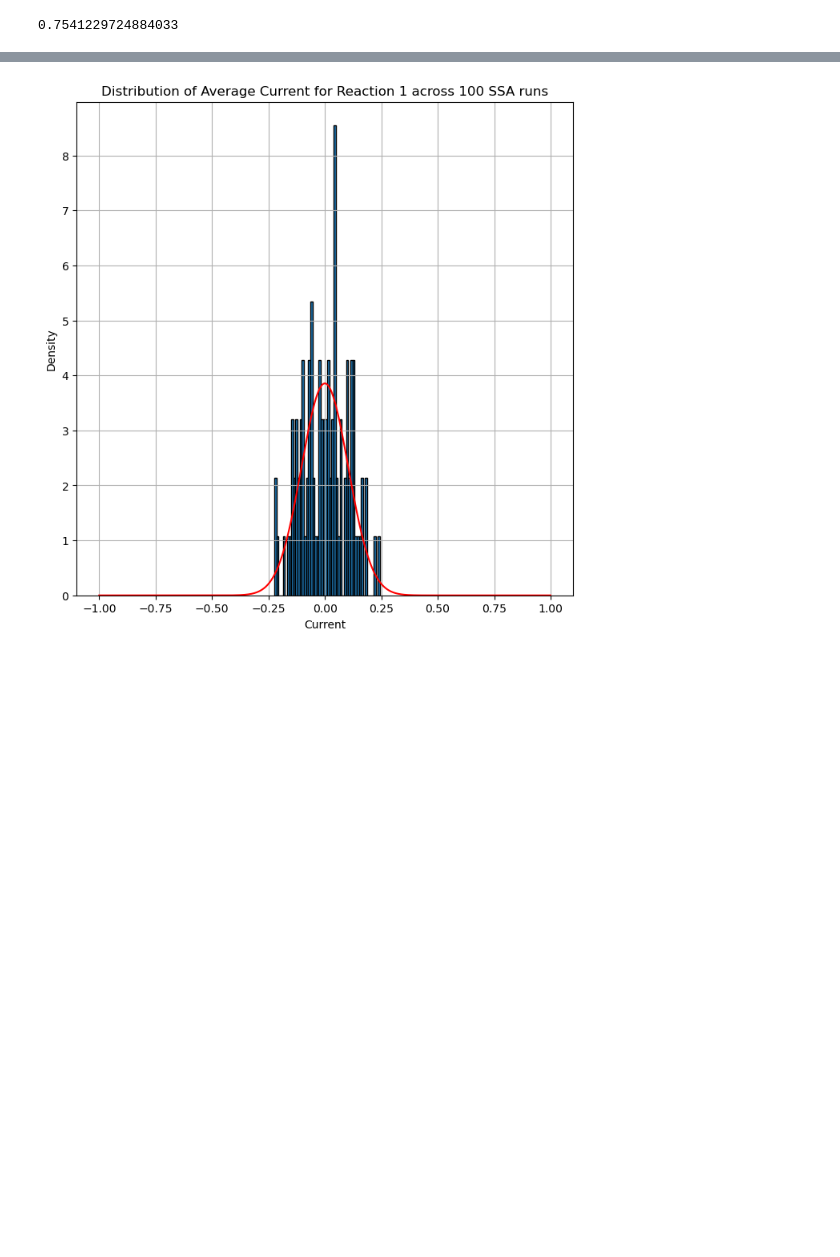
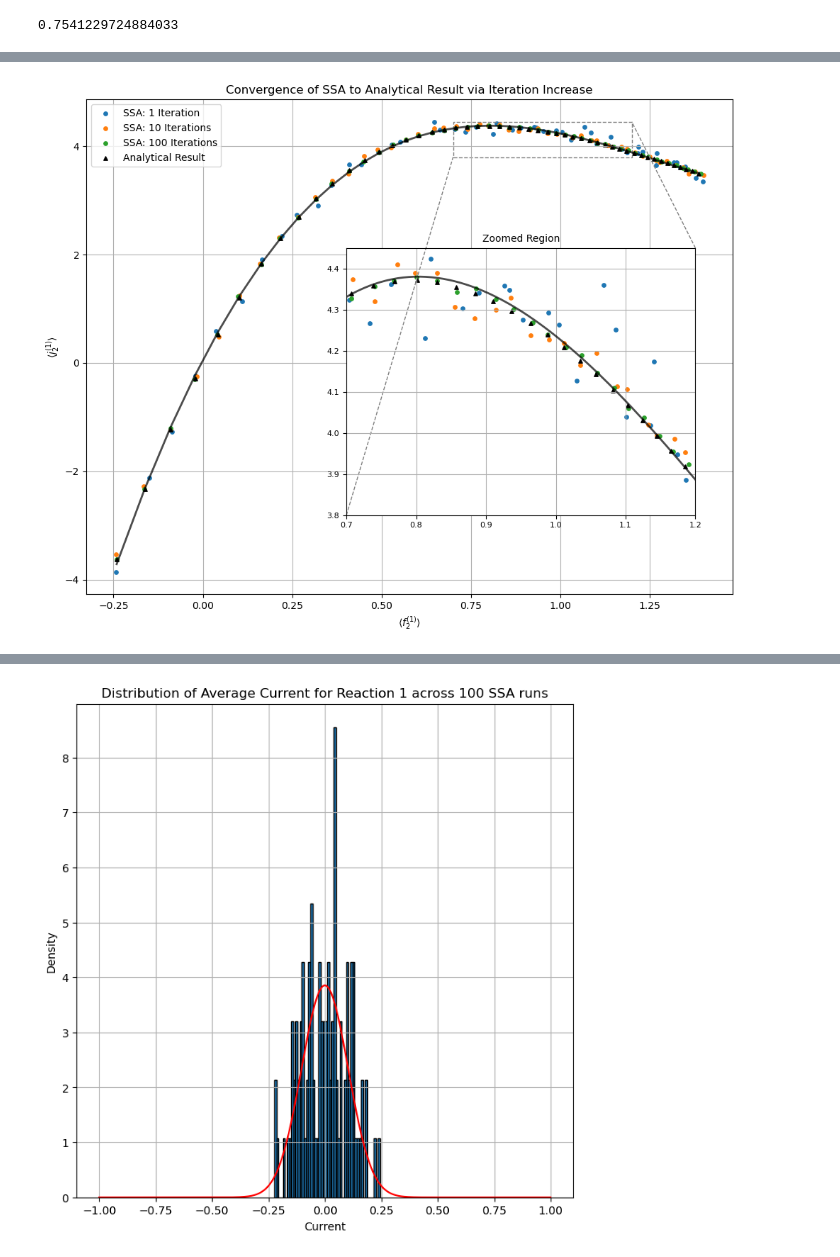
Before and after one commit to FTurci/conductance-chem-net, a Jupyter notebook: students/Will/Gillespie_simulations/numba_infused.ipynb, the cells around one changed output, grey strips where cells are left out. Drawn from its saved outputs; the diff is of its cells as text; code cells hidden in the pictures; blank space fills up the shorter version.

```diff
--- a/students/Will/Gillespie_simulations/numba_infused.ipynb
+++ b/students/Will/Gillespie_simulations/numba_infused.ipynb
@@ -1188,0 +1205,16 @@ plt.show()
+# %%
+ten_it_I = [sub[1] for sub in I_axis_means]
+ten_it_F = [sub[1] for sub in F_axis_means]
+ten_it_time = tf-t_s
+ten_it_I_var = [sub[1] for sub in current_variances]
+ten_it_F_var = [sub[1] for sub in force_variances]
+
+# FILLED
+# %%
+hun_it_I = [sub[1] for sub in I_axis_means]
+hun_it_F = [sub[1] for sub in F_axis_means]
+hun_it_time = tf-t_s
+hun_it_I_var = [sub[1] for sub in current_variances]
+hun_it_F_var = [sub[1] for sub in force_variances]
+
+# FILLED
@@ -1189,3 +1223,82 @@ plt.show()
+# %%
+# plt.scatter(one_it_F, one_it_I, label = 'SSA: 1 Iteration', s =10)
+# plt.scatter(ten_it_F, ten_it_I, label = 'SSA: 10 Iterations', s =10)
+# plt.scatter(hun_it_F, hun_it_I, label = 'SSA: 100 Iterations', s =10)
+# plt.scatter(analytical_force2, analytical_current2, label = 'Analytical Result', s =10)
+# plt.legend()
+# plt.title("Convergence of SSA to Analytical Result via Iteration Increase")
+# plt.xlabel(r'$<f_2^{(1)}>$')
+# plt.ylabel(r'$<j_2^{(1)}>$')
+# plt.xlim(0.5,1.3)
+# plt.ylim(3,5)
+# plt.show()
+
+
+from mpl_toolkits.axes_grid1.inset_locator import inset_axes, mark_inset
+
+# Create the main plot
+fig, ax = plt.subplots(figsize=(10, 8))
+
+# Your original scatter plots on the main axes
+ax.scatter(one_it_F, one_it_I, label='SSA: 1 Iteration', s=15)
+ax.scatter(ten_it_F, ten_it_I, label='SSA: 10 Iterations', s=15)
+ax.scatter(hun_it_F, hun_it_I, label='SSA: 100 Iterations', s=15)
+ax.scatter(analytical_force2, analytical_current2, label='Analytical Result', s=15, color ='black', marker = '^')
+ax.legend()
+ax.set_title("Convergence of SSA to Analytical Result via Iteration Increase")
+ax.set_xlabel(r'$\langle f_2^{(1)} \rangle$')
+ax.set_ylabel(r'$\langle j_2^{(1)} \rangle$')
+ax.grid(True)
+
+# Add a fitted line for the analytical data
+# Sort the data for proper line plotting
+sort_idx = np.argsort(analytical_force2)
+force_sorted = np.array(analytical_force2)[sort_idx]
+current_sorted = np.array(analytical_current2)[sort_idx]
+
+# Fit a polynomial (adjust degree as needed)
+# For example, degree 2 for quadratic fit
+coeffs = np.polyfit(force_sorted, current_sorted, 3)  # Change degree as needed
+fitted_curve = np.polyval(coeffs, force_sorted)
+
+# Plot the fitted line
+ax.plot(force_sorted, fitted_curve, color = 'black',label='Analytical Fit', linewidth=2, alpha=0.7)
+
+# Create an inset axes in the bottom right corner
+# Parameters: parent_axes, width, height, loc (lower right)
+axins = inset_axes(ax, width="90%", height="90%", loc='lower right', bbox_to_anchor=(0.35, 0.15, 0.6, 0.6),  # (x, y, width, height)
+                   bbox_transform=ax.transAxes)  # Moved up from 0.25 to 0.35)
+
+# Plot the zoomed-in region on the inset axes
+axins.scatter(one_it_F, one_it_I, s=15)
+axins.scatter(ten_it_F, ten_it_I, s=15)
+axins.scatter(hun_it_F, hun_it_I, s=15)
+axins.scatter(analytical_force2, analytical_current2, s=15, color = 'black', marker = '^')
+
+force_dense = np.linspace(min(analytical_force2), max(analytical_force2), 200)
+current_dense = np.polyval(coeffs, force_dense)
+axins.plot(force_dense, current_dense, 'black', linewidth=2, alpha=0.7)
+
+# Set the limits for the zoomed region - YOU NEED TO SPECIFY THESE
+# Example: zoom in on x from 0.8 to 1.2 and y from 0.8 to 1.2
+x1, x2 = 0.7, 1.2  # Replace with your desired x limits
+y1, y2 = 3.8, 4.45  # Replace with your desired y limits
+axins.set_xlim(x1, x2)
+axins.set_ylim(y1, y2)
+
+# Optional: Add a rectangle in the main plot showing the zoomed region
+mark_inset(ax, axins, loc1=1, loc2=3, fc="none", ec="gray", linestyle="--")
+
+# Optional: Customize the inset
+axins.set_title('Zoomed Region', fontsize=10)
+# You can remove tick labels if they clutter the inset
+axins.tick_params(labelsize=8)
+
+plt.tight_layout()
+plt.grid(True)
+plt.show()
+# %% [output]
+[figure, added]
 # %%
 # Use my analytical expression for the current and force of reaction 1 in terms of varying S and rates only
 
```
Also changed, not shown: parts of 11 cells of this notebook.
